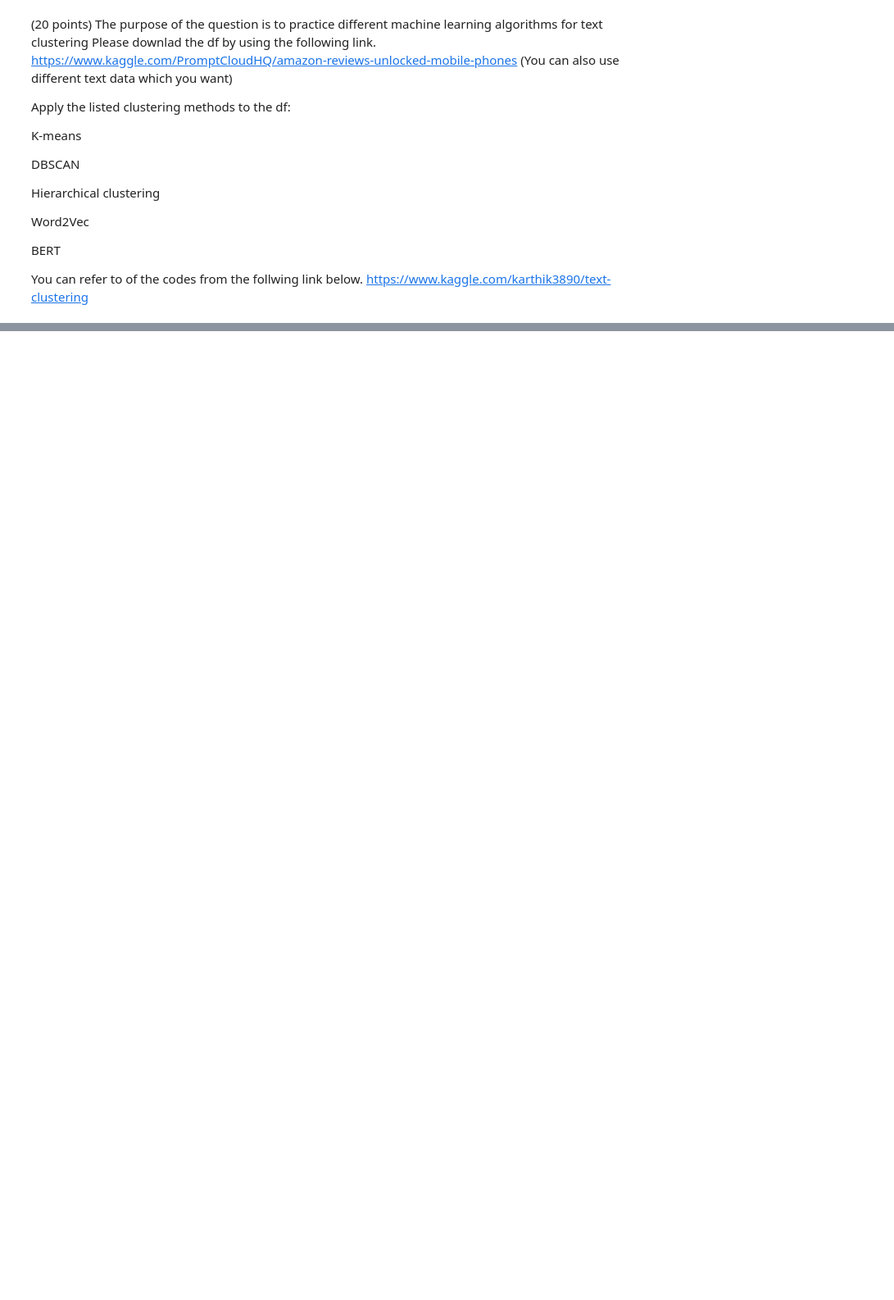
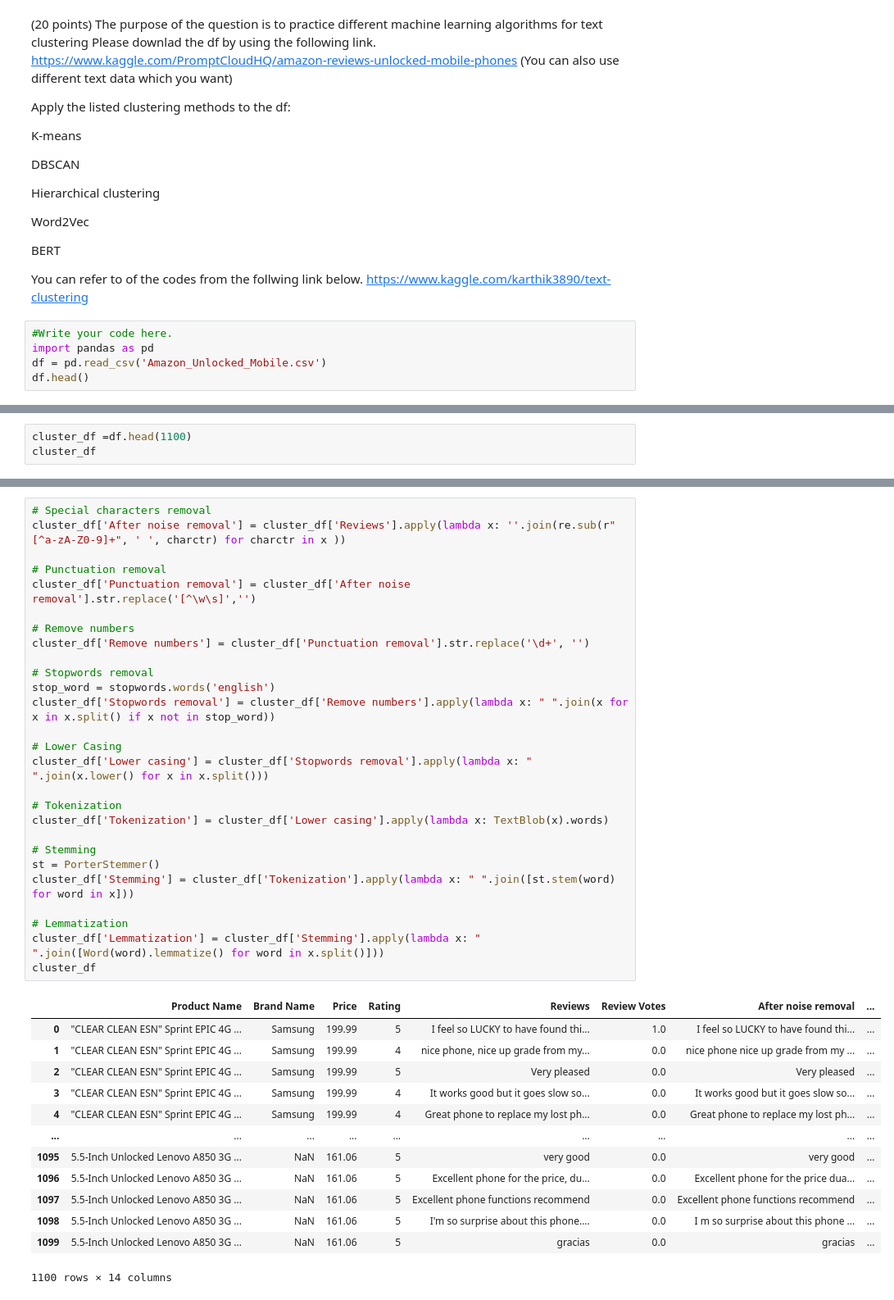
Before and after one commit to Sainithinreddyk/SaiNithinReddy_INFO5731_-Fall2021, a Jupyter notebook: Nithin_Exercise5.ipynb, the cells around one changed output, grey strips where cells are left out. Shown at 82% size. Drawn from its saved outputs; the diff is of its cells as text; blank space fills up the shorter version.

```diff
--- a/Nithin_Exercise5.ipynb
+++ b/Nithin_Exercise5.ipynb
@@ -837,3 +880,8 @@ BERT
 
 You can refer to of the codes from  the follwing link below.
 https://www.kaggle.com/karthik3890/text-clustering
+# %%
+#Write your code here.
+import pandas as pd
+df = pd.read_csv('Amazon_Unlocked_Mobile.csv')
+df.head()
@@ -839,0 +915,3 @@ https://www.kaggle.com/karthik3890/text-clustering
+# %%
+cluster_df =df.head(1100)
+cluster_df
@@ -839,0 +932,41 @@ https://www.kaggle.com/karthik3890/text-clustering
+# %%
+# Special characters removal
+cluster_df['After noise removal'] = cluster_df['Reviews'].apply(lambda x: ''.join(re.sub(r"[^a-zA-Z0-9]+", ' ', charctr) for charctr in x ))
+
+# Punctuation removal
+cluster_df['Punctuation removal'] = cluster_df['After noise removal'].str.replace('[^\w\s]','')
+
+# Remove numbers
+cluster_df['Remove numbers'] = cluster_df['Punctuation removal'].str.replace('\d+', '')
+
+# Stopwords removal
+stop_word = stopwords.words('english')
+cluster_df['Stopwords removal'] = cluster_df['Remove numbers'].apply(lambda x: " ".join(x for x in x.split() if x not in stop_word))
+
+# Lower Casing
+cluster_df['Lower casing'] = cluster_df['Stopwords removal'].apply(lambda x: " ".join(x.lower() for x in x.split()))
+
+# Tokenization
+cluster_df['Tokenization'] = cluster_df['Lower casing'].apply(lambda x: TextBlob(x).words)
+
+# Stemming
+st = PorterStemmer()
+cluster_df['Stemming'] = cluster_df['Tokenization'].apply(lambda x: " ".join([st.stem(word) for word in x]))
+
+# Lemmatization
+cluster_df['Lemmatization'] = cluster_df['Stemming'].apply(lambda x: " ".join([Word(word).lemmatize() for word in x.split()]))
+cluster_df
+# %% [output]
+|  | Product Name | Brand Name | Price | Rating | Reviews | Review Votes | After noise removal | ... |
+| 0 | "CLEAR CLEAN ESN" Sprint EPIC 4G ... | Samsung | 199.99 | 5 | I feel so LUCKY to have found thi... | 1.0 | I feel so LUCKY to have found thi... | ... |
+| 1 | "CLEAR CLEAN ESN" Sprint EPIC 4G ... | Samsung | 199.99 | 4 | nice phone, nice up grade from my... | 0.0 | nice phone nice up grade from my ... | ... |
+| 2 | "CLEAR CLEAN ESN" Sprint EPIC 4G ... | Samsung | 199.99 | 5 | Very pleased | 0.0 | Very pleased | ... |
+| 3 | "CLEAR CLEAN ESN" Sprint EPIC 4G ... | Samsung | 199.99 | 4 | It works good but it goes slow so... | 0.0 | It works good but it goes slow so... | ... |
+| 4 | "CLEAR CLEAN ESN" Sprint EPIC 4G ... | Samsung | 199.99 | 4 | Great phone to replace my lost ph... | 0.0 | Great phone to replace my lost ph... | ... |
+| ... | ... | ... | ... | ... | ... | ... | ... | ... |
+| 1095 | 5.5-Inch Unlocked Lenovo A850 3G ... | NaN | 161.06 | 5 | very good | 0.0 | very good | ... |
+| 1096 | 5.5-Inch Unlocked Lenovo A850 3G ... | NaN | 161.06 | 5 | Excellent phone for the price, du... | 0.0 | Excellent phone for the price dua... | ... |
+| 1097 | 5.5-Inch Unlocked Lenovo A850 3G ... | NaN | 161.06 | 5 | Excellent phone functions recommend | 0.0 | Excellent phone functions recommend | ... |
+| 1098 | 5.5-Inch Unlocked Lenovo A850 3G ... | NaN | 161.06 | 5 | I'm so surprise about this phone.... | 0.0 | I m so surprise about this phone ... | ... |
+| 1099 | 5.5-Inch Unlocked Lenovo A850 3G ... | NaN | 161.06 | 5 | gracias | 0.0 | gracias | ... |
+1100 rows × 14 columns
```
Also changed, not shown: parts of 41 cells of this notebook.
